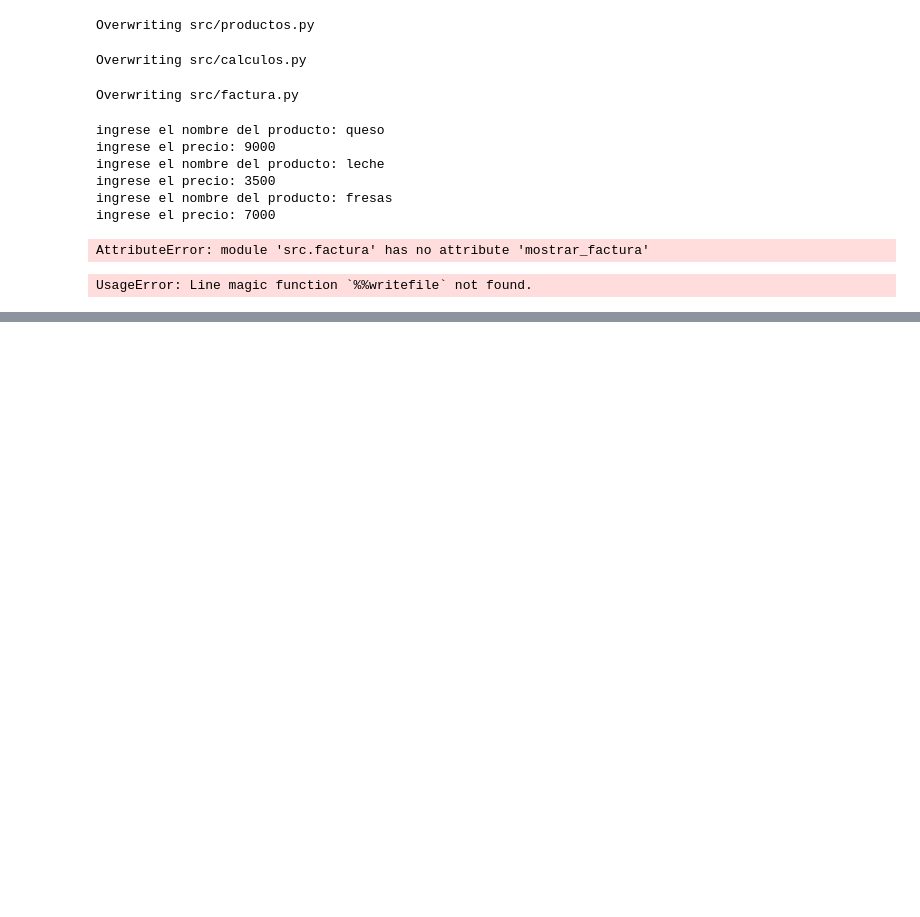
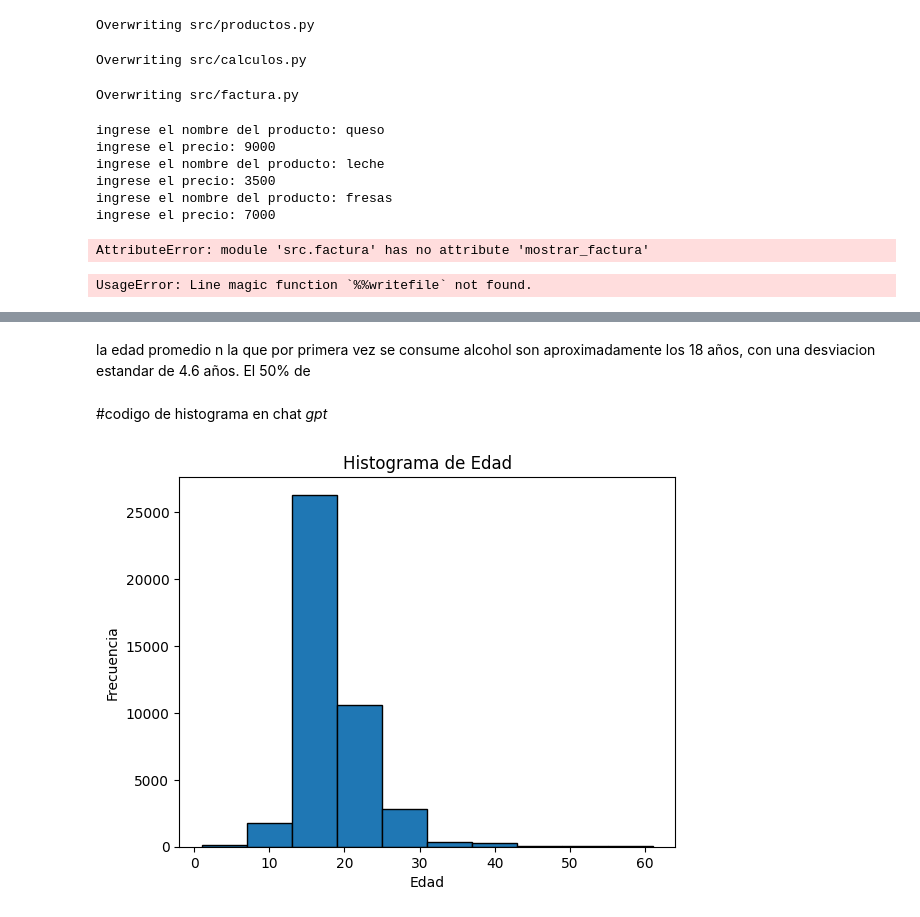
Before and after one commit to joseydyrueda-code/programacion1, a Jupyter notebook: Untitled4.ipynb, the cells around one changed output, grey strips where cells are left out. Saved outputs shown, nothing was run; the diff lists cells and outputs as text; code cells hidden in the pictures; blank space fills up the shorter version.

```diff
--- a/Untitled4.ipynb
+++ b/Untitled4.ipynb
@@ -1628,0 +1785,3 @@ UsageError: Line magic function `%%writefile` not found.
+# %%
+tabla_alcohol['recordar'] = tabla_alcohol['recordar'].fillna(0) # 0 lo tomaremos para quienes no consumen alcohol
+tabla_alcohol.head(5)
@@ -1628,0 +1795,3 @@ UsageError: Line magic function `%%writefile` not found.
+# %%
+tabla_alcohol['preocupacion'] = tabla_alcohol['borrachera'].fillna(2)
+tabla_alcohol.head(5)
@@ -1628,0 +1805,3 @@ UsageError: Line magic function `%%writefile` not found.
+# %%
+tabla_alcohol1 = tabla_alcohol.dropna()
+tabla_alcohol1.head(5)
@@ -1628,0 +1815,4 @@ UsageError: Line magic function `%%writefile` not found.
+# %%
+tabla_alcohol1['cerveza'] = tabla_alcohol1['cerveza'].astype(str)
+tabla_alcohol1['recordar'] = tabla_alcohol1['recordar'].astype(str)
+tabla_alcohol1['preocupacion'] = tabla_alcohol1['preocupacion'].astype(str)
@@ -1628,0 +1847,15 @@ UsageError: Line magic function `%%writefile` not found.
+# %% [markdown]
+la edad promedio n la que por primera vez se consume alcohol son aproximadamente los 18 años, con una desviacion estandar de 4.6 años. El 50% de
+# %% [markdown]
+#codigo de histograma en chat *gpt*
+# %%
+import matplotlib.pyplot as plt
+
+plt.hist(tabla_alcohol1['edad'], bins=10, edgecolor='black')
+plt.title('Histograma de Edad')
+plt.xlabel('Edad')
+plt.ylabel('Frecuencia')
+
+plt.show()
+# %% [output]
+[figure, added]
```
Also changed, not shown: parts of 27 cells of this notebook.
